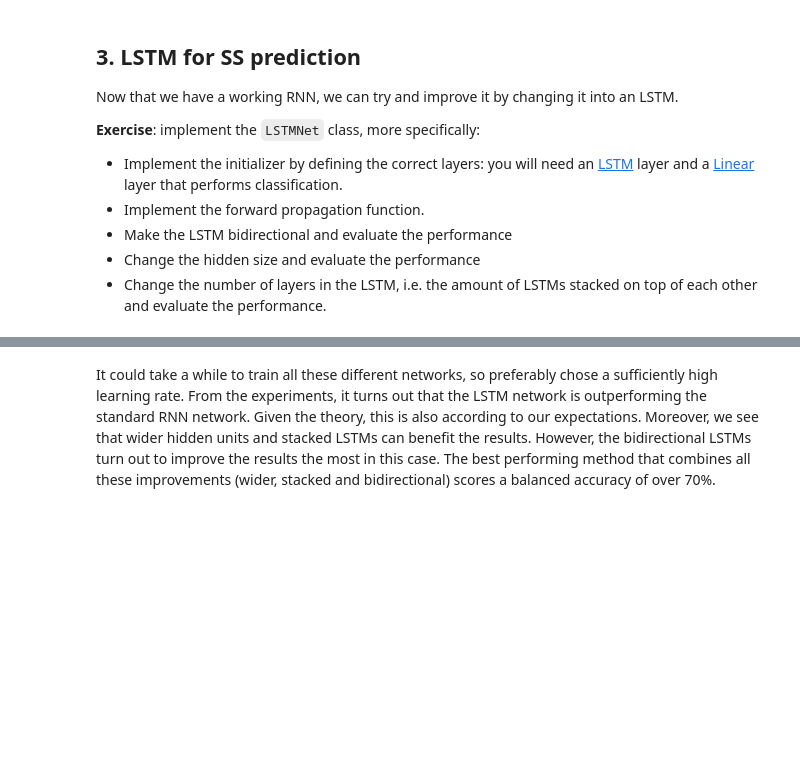
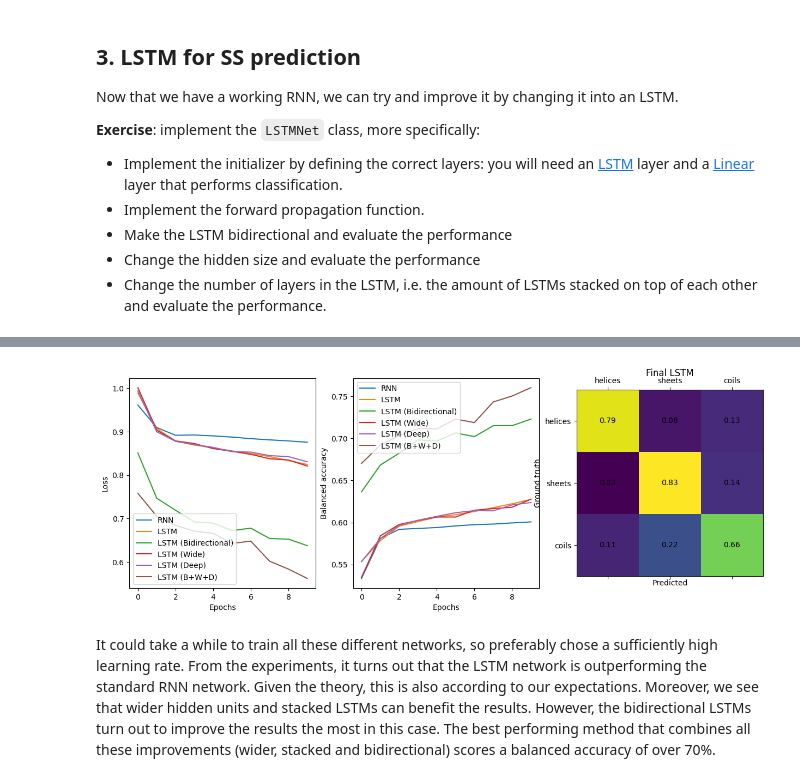
Before and after one commit to SilverViking/deep-learning-biology, a Jupyter notebook: exercises/assignments/2020-dlb-4-rnn.ipynb, the cells around one changed output, grey strips where cells are left out. Drawn from its saved outputs; the diff is of its cells as text; code cells hidden in the pictures; blank space fills up the shorter version.

```diff
--- a/exercises/assignments/2020-dlb-4-rnn.ipynb
+++ b/exercises/assignments/2020-dlb-4-rnn.ipynb
@@ -267,7 +282,7 @@ As you can see, the sheets class will be assigned a larger weight to cope with i
 
 Now that we have our data in order, it is time to define a dataloader that can be used for our predictive recurrent networks. The dataloader should return sequences of encodings and their corresponding labels.
 # %%
-batch_size = 256
+batch_size = 247
 
 train = TensorDataset(torch.from_numpy(encoded_inputs_train).float(),
                       torch.from_numpy(secondary_structures_group_train))
@@ -333,23 +352,26 @@ class RNNNet(nn.Module):
         """
         INSERT CODE HERE
         """
-        input_size = 22  # there are 22 possible amino acids
-        hidden_size = 15
+        input_size = 22  # each amino acid is encoded as a 22-dimensional vector (20 amino acids + gap + unknown; encoding is *not* one-hot but includes evolutionary information from multiple sequence alignment of the protein)
+        hidden_size = 15  # for example
         output_size = 3  # three possible secondary structures: helix, sheet, coil
         self.rnn = nn.RNN(input_size, hidden_size, batch_first=True)
-        self.classifier = nn.Linear(hidden_size, 3)
+        self.classifier = nn.Linear(hidden_size, output_size)
 
     def forward(self, x):
 
         """
         INSERT CODE HERE
         """
+        h_ts, h_n = self.rnn(x, None)  # None indicates we do no want to specify an initial internal state
 
-        x, h = self.rnn(x, None)  # None indicates we do no want to specify an initial internal state
-        x = self.classifier(x)
+        # The tensor with hidden states after processing each amino acid is now
+        # passed to the Linear module for classification. The tensor has 15 values (hidden_size) per amino acid in the sequence. (+batch dimension)
+        x = self.classifier(h_ts)
 
         return x
 
+
 rnn = RNNNet().to(device)
 print(rnn)
 # %% [output]
@@ -601,3 +638,49 @@ INSERT CODE HERE
+# %%
+plt.rcParams["figure.figsize"] = (15,5)
+
+# plot test loss curves
+"""
+INSERT CODE HERE
+"""
+plt.subplot(1, 3, 1)
+plt.plot(loss_rnn[1])
+for loss_lstm in loss_lstms:
+    plt.plot(loss_lstm[1])
+plt.xlabel('Epochs')
+plt.ylabel('Loss')
+plt.legend(('RNN', 'LSTM', 'LSTM (Bidirectional)', 'LSTM (Wide)', 'LSTM (Deep)', 'LSTM (B+W+D)'))
+
+# plot test balanced accuracy
+"""
+INSERT CODE HERE
+"""
+plt.subplot(1, 3, 2)
+plt.plot(acc_rnn[1])
+for acc_lstm in acc_lstms:
+    plt.plot(acc_lstm[1])
+plt.xlabel('Epochs')
+plt.ylabel('Balanced accuracy')
+plt.legend(('RNN', 'LSTM', 'LSTM (Bidirectional)', 'LSTM (Wide)', 'LSTM (Deep)', 'LSTM (B+W+D)'))
+
+# show the confusion matrix of the best performing model
+"""
+INSERT CODE HERE
+"""
+predictions, outputs = evaluate(lstms[-1], dataloader_test)
+cm = metrics.confusion_matrix(outputs, predictions, normalize='true')
+ax = plt.subplot(1, 3, 3)
+ax.matshow(cm)
+for (i, j), z in np.ndenumerate(cm):
+    ax.text(j, i, '%.2f' % z, ha='center', va='center')
+ax.set_xticklabels([''] + mappings_hl)
+ax.set_yticklabels([''] + mappings_hl)
+plt.title('Final LSTM')
+plt.xlabel('Predicted')
+plt.ylabel('Ground truth')
+
+plt.show()
+# %% [output]
+[figure, added]
 # %% [markdown]
 It could take a while to train all these different networks, so preferably chose a sufficiently high learning rate. From the experiments, it turns out that the LSTM network is outperforming the standard RNN network. Given the theory, this is also according to our expectations. Moreover, we see that wider hidden units and stacked LSTMs can benefit the results. However, the bidirectional LSTMs turn out to improve the results the most in this case. The best performing method that combines all these improvements (wider, stacked and bidirectional) scores a balanced accuracy of over 70%.
 # %% [markdown]
```
Also changed, not shown: parts of 15 cells of this notebook.
